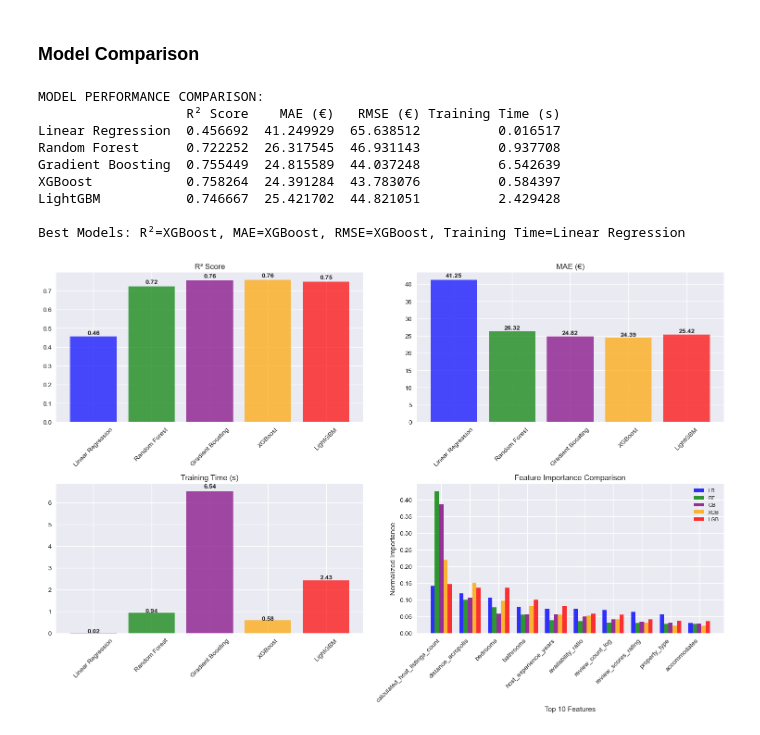
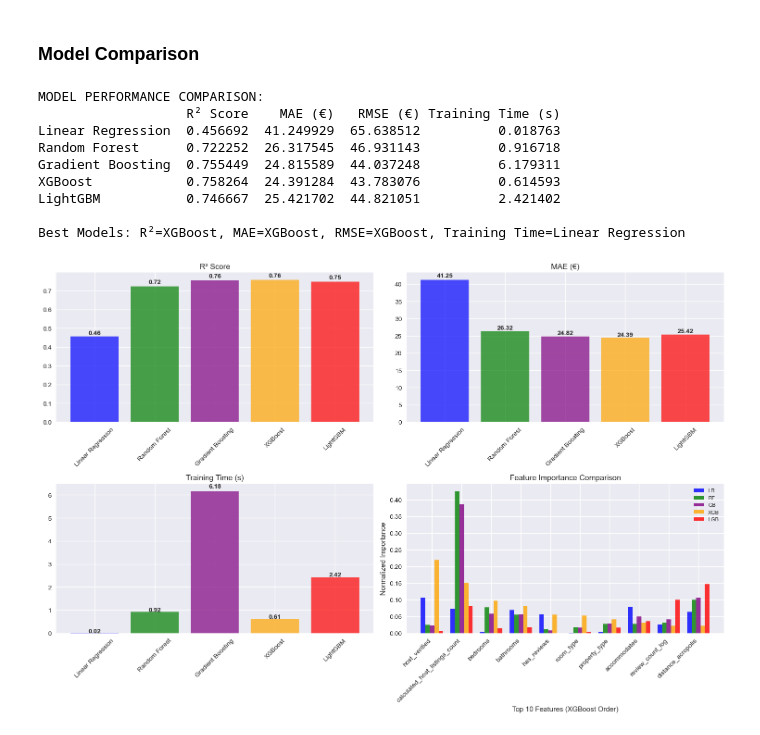
Before and after one commit to Ioannis-Stamatakis/price-prediction-athens-airbnb, a Jupyter notebook: Notebook/model_pipeline_notebook.ipynb, the cells around one changed output. Saved outputs shown, nothing was run; the diff lists cells and outputs as text; code cells hidden in the pictures.

Commit message:
correctly show model feature importance

```diff
--- a/Notebook/model_pipeline_notebook.ipynb
+++ b/Notebook/model_pipeline_notebook.ipynb
@@ -830,42 +830,56 @@ for i, (col, title) in enumerate(metrics):
     for j, v in enumerate(comparison_df[col]):
         axes[row, col_idx].text(j, v + v*0.02, f'{v:.2f}', ha='center', fontweight='bold')
 
 # Feature importance comparison
 try:
     importances = []
     labels = ['LR', 'RF', 'GB', 'XGB', 'LGB']
     importance_vars = [lr_feature_importance, rf_feature_importance, gb_feature_importance,
                       xgb_feature_importance, lgb_feature_importance]
 
-    for imp in importance_vars:
-        importances.append(imp.head(10)['importance'].values)
+    # Use XGBoost's feature order as the standard (since it's one of the best models)
+    xgb_features = xgb_feature_importance.head(10)['feature'].tolist()
 
+    # For each model, extract importance for XGBoost's top 10 features
+    for imp_df in importance_vars:
+        model_importances = []
+        for feature in xgb_features:  # Use XGBoost's feature order
+            if feature in imp_df['feature'].values:
+                # Find this feature's importance in current model
+                feature_importance = imp_df[imp_df['feature'] == feature]['importance'].iloc[0]
+                model_importances.append(feature_importance)
+            else:
+                # Feature not in this model's top features, so importance is 0
+                model_importances.append(0)
+        importances.append(model_importances)
+
+    # Now plot with aligned data
     x = np.arange(10)
     width = 0.15
     for i, (imp, label, color) in enumerate(zip(importances, labels, colors)):
         axes[1,1].bar(x + i*width - 2*width, imp, width, label=label, color=color, alpha=0.8)
 
-    axes[1,1].set_xlabel('Top 10 Features')
+    axes[1,1].set_xlabel('Top 10 Features (XGBoost Order)')
     axes[1,1].set_ylabel('Normalized Importance')
     axes[1,1].set_title('Feature Importance Comparison')
     axes[1,1].set_xticks(x)
-    axes[1,1].set_xticklabels(rf_feature_importance.head(10)['feature'], rotation=45, ha='right')
+    axes[1,1].set_xticklabels(xgb_features, rotation=45, ha='right')  # Use xgb_features
     axes[1,1].legend(fontsize=8)
 
-except:
-    axes[1,1].text(0.5, 0.5, 'Feature importance\ncomparison unavailable',
+except Exception as e:
+    axes[1,1].text(0.5, 0.5, f'Feature importance\ncomparison unavailable\n{str(e)}',
                   ha='center', va='center', transform=axes[1,1].transAxes)
 
 plt.tight_layout()
 plt.show()
 # %% [output]
 MODEL PERFORMANCE COMPARISON:
                    R² Score    MAE (€)   RMSE (€) Training Time (s)
-Linear Regression  0.456692  41.249929  65.638512          0.016517
-Random Forest      0.722252  26.317545  46.931143          0.937708
-Gradient Boosting  0.755449  24.815589  44.037248          6.542639
-XGBoost            0.758264  24.391284  43.783076          0.584397
-LightGBM           0.746667  25.421702  44.821051          2.429428
+Linear Regression  0.456692  41.249929  65.638512          0.018763
+Random Forest      0.722252  26.317545  46.931143          0.916718
+Gradient Boosting  0.755449  24.815589  44.037248          6.179311
+XGBoost            0.758264  24.391284  43.783076          0.614593
+LightGBM           0.746667  25.421702  44.821051          2.421402
 
 Best Models: R²=XGBoost, MAE=XGBoost, RMSE=XGBoost, Training Time=Linear Regression
-[figure, old version]
+[figure, new version]
```
Also changed, not shown: parts of 4 cells of this notebook.
